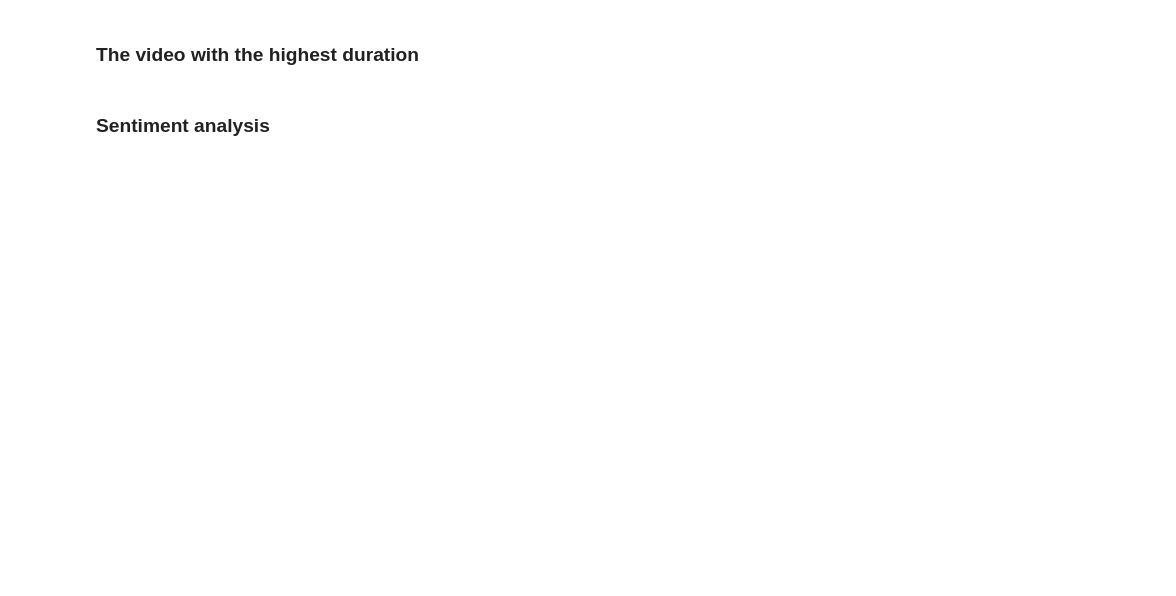
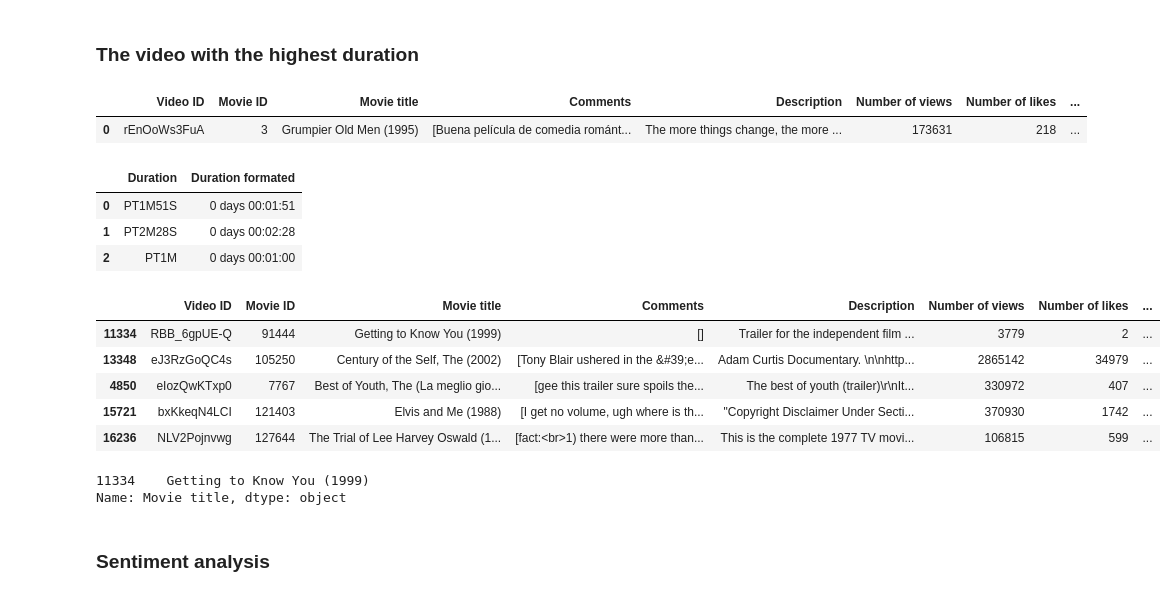
Before and after one commit to danielsqc/Analyzing_YouTube_Data, a Jupyter notebook: Assignment.ipynb, the cells around one changed output. Drawn from its saved outputs; the diff is of its cells as text; code cells hidden in the pictures; blank space fills up the shorter version.

```diff
--- a/Assignment.ipynb
+++ b/Assignment.ipynb
@@ -322,4 +486,33 @@ import pickle
 # %% [markdown]
 ### The video with the highest duration
+# %%
+df.head(1)
+# %% [output]
+|  | Video ID | Movie ID | Movie title | Comments | Description | Number of views | Number of likes | ... |
+| 0 | rEnOoWs3FuA | 3 | Grumpier Old Men (1995) | [Buena película de comedia románt... | The more things change, the more ... | 173631 | 218 | ... |
+# %%
+duration_formated = pd.to_timedelta(df['Duration'])
+df['Duration formated'] = duration_formated
+df[['Duration', 'Duration formated']].head(3)
+# %% [output]
+|  | Duration | Duration formated |
+| 0 | PT1M51S | 0 days 00:01:51 |
+| 1 | PT2M28S | 0 days 00:02:28 |
+| 2 | PT1M | 0 days 00:01:00 |
+# %%
+df.sort_values("Duration formated", ascending=False).head()
+# %% [output]
+|  | Video ID | Movie ID | Movie title | Comments | Description | Number of views | Number of likes | ... |
+| 11334 | RBB_6gpUE-Q | 91444 | Getting to Know You (1999) | [] | Trailer for the independent film ... | 3779 | 2 | ... |
+| 13348 | eJ3RzGoQC4s | 105250 | Century of the Self, The (2002) | [Tony Blair ushered in the &#39;e... | Adam Curtis Documentary. \n\nhttp... | 2865142 | 34979 | ... |
+| 4850 | eIozQwKTxp0 | 7767 | Best of Youth, The (La meglio gio... | [gee this trailer sure spoils the... | The best of youth (trailer)\r\nIt... | 330972 | 407 | ... |
+| 15721 | bxKkeqN4LCI | 121403 | Elvis and Me (1988) | [I get no volume, ugh where is th... | "Copyright Disclaimer Under Secti... | 370930 | 1742 | ... |
+| 16236 | NLV2Pojnvwg | 127644 | The Trial of Lee Harvey Oswald (1... | [fact:<br>1) there were more than... | This is the complete 1977 TV movi... | 106815 | 599 | ... |
+# %%
+highest_duration = df.sort_values("Duration formated", ascending=False).head(1)['Movie title']
+highest_duration
+# %% [output]
+11334    Getting to Know You (1999)
+Name: Movie title, dtype: object
 # %% [markdown]
 ### Sentiment analysis
```
Also changed, not shown: parts of 17 cells of this notebook.
